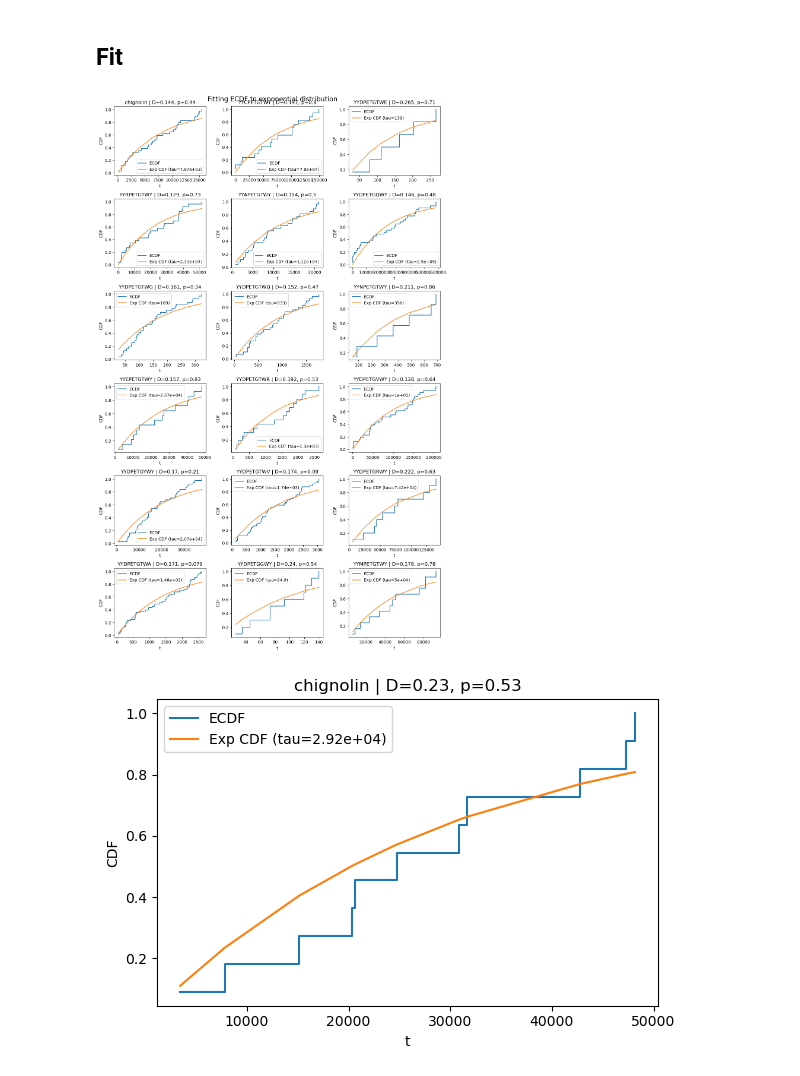
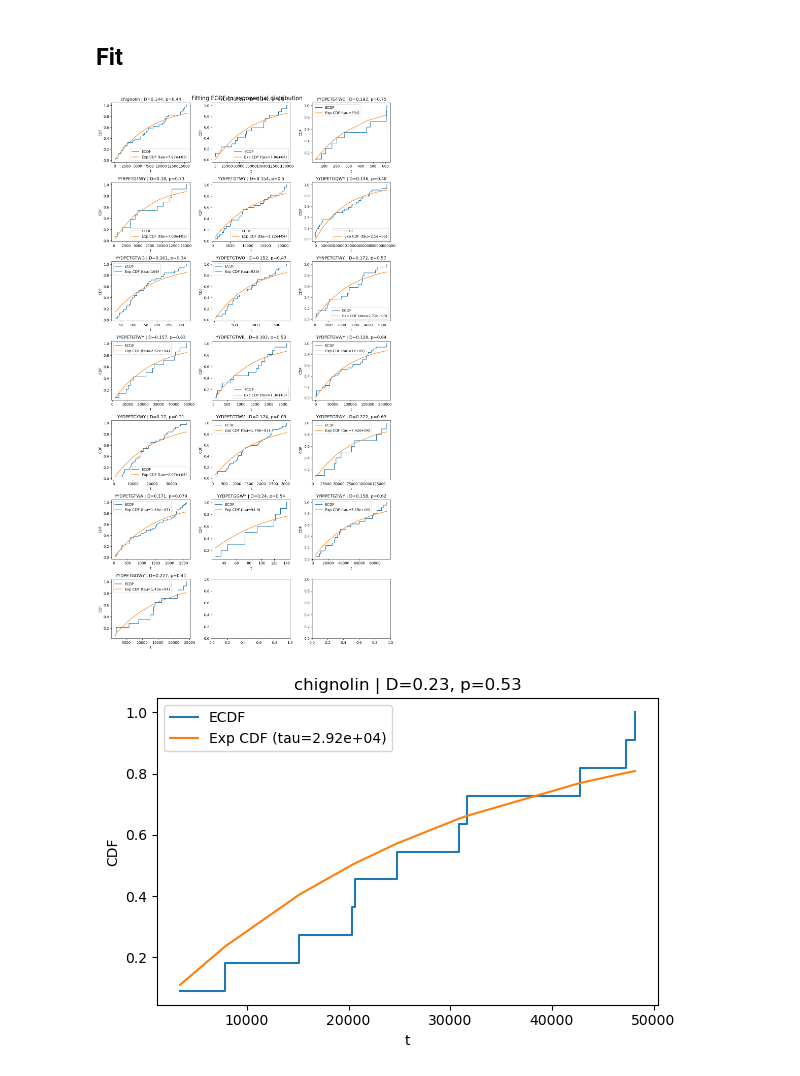
Before and after one commit to MendelsResearchGroup/guiding-peptide-kinetics, a Jupyter notebook: src/dan.ipynb, the cells around one changed output. Drawn from its saved outputs; the diff is of its cells as text; code cells hidden in the pictures.

```diff
--- a/src/dan.ipynb
+++ b/src/dan.ipynb
@@ -116,10 +116,10 @@ def collect_df(all_mfpt, th: float, sample_size: int):
         if short is None:
             raise ValueError(f"Unknown mutation: {long_name}")
         s = np.sort(np.array(all_mfpt[long_name][th]))[:sample_size]
-        mfpt, lim = estimateMFPT(s)
+        mfpt, lim = estimateMFPT(s, 10)
         print(f"{long_name} ({short}): {(mfpt * 1e-6):.4g} us, selected first {lim:.4g} samples")
 
-        dot = dot_data['full_evec_dot'].get(short, None)
+        dot = dot_data['full_evec'].get(short, None)
         avg_change_diff = avg_change_diff_data['AvgChange_Diff_F-U'].get(short, None)
 
         rows.append({
@@ -506,35 +508,35 @@ def ks_table_fastest_k(all_mfpt, names, th, k):
         s.sort()
 
         s = s[:k]
         tau, p, D = fit_exp_ks(s)
         rows.append({"name": name, "n": s.size, "tau": tau, "ks_p": p, "ks_D": D})
     return pd.DataFrame(rows).sort_values("ks_p", ascending=False)
 
 def plot_ecdfs_grid_fastest_k(all_mfpt, names, th, k = None ):
     ncols=3
     m = len(names)
     nrows = math.ceil(m / ncols)
     fig, axes = plt.subplots(nrows, ncols, figsize=(4*ncols, 3.2*nrows), squeeze=False)
 
     fig.suptitle("Fitting ECDF to exponential distribution", fontsize=16)
     for i, name in enumerate(names):
         r, c = divmod(i, ncols)
-        mfpt_base, k = estimateMFPT(np.array(all_mfpt[name][th]))
+        mfpt_base, k = estimateMFPT(np.array(all_mfpt[name][th]), 10)
         # print(mfpt_base, k)
 
         s = np.sort(np.array(all_mfpt[name][th]))[:k]
         fit_exp_ecdf(s, ax=axes[r, c])
         axes[r, c].set_title(f"{name} | " + axes[r, c].get_title())
 
     fig.tight_layout()
     return fig
 
 th = thresholds[1]
 
 plot_ecdfs_grid_fastest_k(all_mfpt, proteins, th)
 plt.show()
 # %% [output]
-[figure, old version]
+[figure, new version]
 # %%
 def plot_ecdf_single(all_mfpt, name, th, k=None):
     fig, ax = plt.subplots(figsize=(6,4))
```
Also changed, not shown: parts of 3 cells of this notebook, 31 other files.
